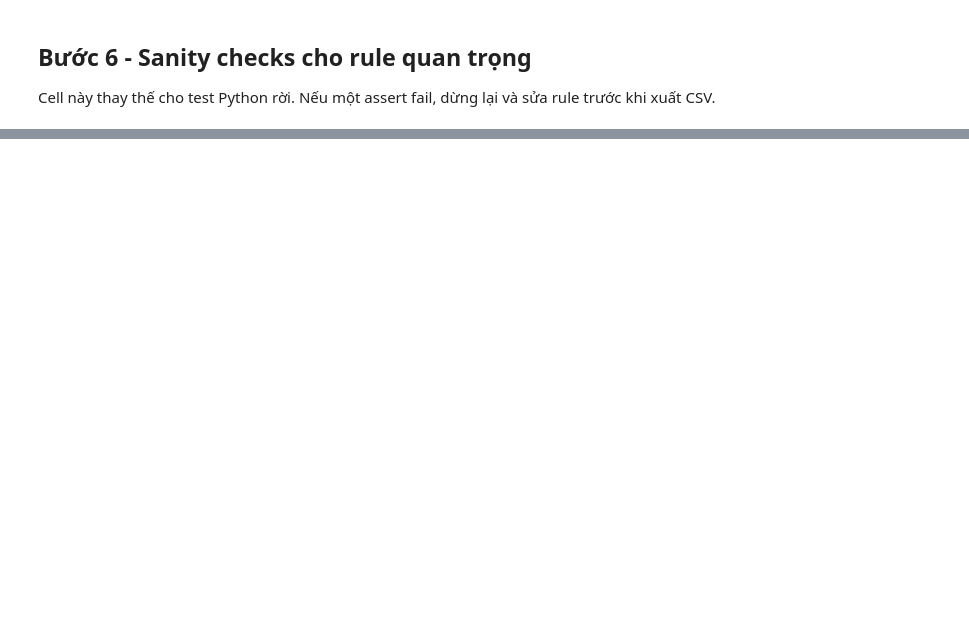
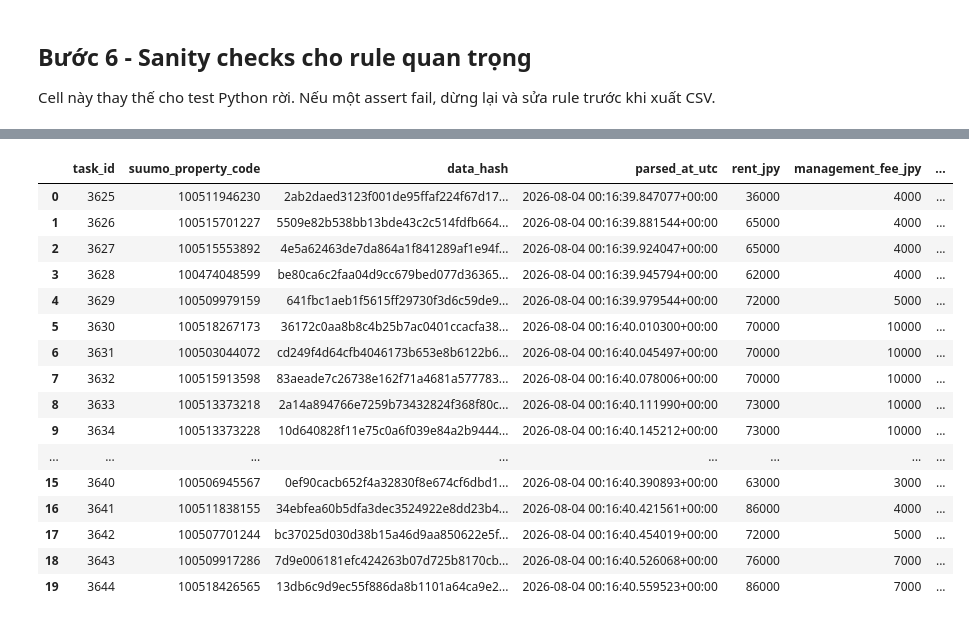
Before and after one commit to Vinh5905/japan_analysis, a Jupyter notebook: notebook/02_column_eda.ipynb, the cells around one changed output, grey strips where cells are left out. Saved outputs shown, nothing was run; the diff lists cells and outputs as text; code cells hidden in the pictures; blank space fills up the shorter version.

```diff
--- a/notebook/02_column_eda.ipynb
+++ b/notebook/02_column_eda.ipynb
@@ -1526,15 +5980,33 @@ display(sentinel_summary.head(40))
 # %%
 safe_clean_columns = [
-    'task_id', 'suumo_property_code', 'rent_jpy', 'management_fee_jpy',
-    'base_monthly_cost_jpy', 'deposit_jpy', 'key_money_jpy',
-    'exclusive_area_m2', 'rent_per_m2_jpy', 'layout_normalized',
-    'building_age_years', 'floor_number', 'building_total_floors',
-    'direction_clean', 'building_type_clean', 'structure_clean',
-    'primary_station_name', 'primary_access_mode',
-    'primary_total_travel_minutes', 'move_in_status', 'parking_listed',
+    'task_id', 'suumo_property_code', 'data_hash', 'parsed_at_utc',
+    'rent_jpy', 'management_fee_jpy', 'base_monthly_cost_jpy',
+    'deposit_jpy', 'key_money_jpy', 'exclusive_area_m2', 'rent_per_m2_jpy',
+    'layout_normalized', 'building_age_years', 'floor_min', 'floor_max',
+    'building_total_floors', 'direction_clean', 'building_type_clean',
+    'primary_station_name', 'primary_total_travel_minutes',
+    'move_in_status', 'parking_location', 'parking_fee_jpy',
     'quality_issue_count',
 ]
 current[safe_clean_columns].head(20)
+# %% [output]
+|  | task_id | suumo_property_code | data_hash | parsed_at_utc | rent_jpy | management_fee_jpy | ... |
+| 0 | 3625 | 100511946230 | 2ab2daed3123f001de95ffaf224f67d17... | 2026-08-04 00:16:39.847077+00:00 | 36000 | 4000 | ... |
+| 1 | 3626 | 100515701227 | 5509e82b538bb13bde43c2c514fdfb664... | 2026-08-04 00:16:39.881544+00:00 | 65000 | 4000 | ... |
+| 2 | 3627 | 100515553892 | 4e5a62463de7da864a1f841289af1e94f... | 2026-08-04 00:16:39.924047+00:00 | 65000 | 4000 | ... |
+| 3 | 3628 | 100474048599 | be80ca6c2faa04d9cc679bed077d36365... | 2026-08-04 00:16:39.945794+00:00 | 62000 | 4000 | ... |
+| 4 | 3629 | 100509979159 | 641fbc1aeb1f5615ff29730f3d6c59de9... | 2026-08-04 00:16:39.979544+00:00 | 72000 | 5000 | ... |
+| 5 | 3630 | 100518267173 | 36172c0aa8b8c4b25b7ac0401ccacfa38... | 2026-08-04 00:16:40.010300+00:00 | 70000 | 10000 | ... |
+| 6 | 3631 | 100503044072 | cd249f4d64cfb4046173b653e8b6122b6... | 2026-08-04 00:16:40.045497+00:00 | 70000 | 10000 | ... |
+| 7 | 3632 | 100515913598 | 83aeade7c26738e162f71a4681a577783... | 2026-08-04 00:16:40.078006+00:00 | 70000 | 10000 | ... |
+| 8 | 3633 | 100513373218 | 2a14a894766e7259b73432824f368f80c... | 2026-08-04 00:16:40.111990+00:00 | 73000 | 10000 | ... |
+| 9 | 3634 | 100513373228 | 10d640828f11e75c0a6f039e84a2b9444... | 2026-08-04 00:16:40.145212+00:00 | 73000 | 10000 | ... |
+| ... | ... | ... | ... | ... | ... | ... | ... |
+| 15 | 3640 | 100506945567 | 0ef90cacb652f4a32830f8e674cf6dbd1... | 2026-08-04 00:16:40.390893+00:00 | 63000 | 3000 | ... |
+| 16 | 3641 | 100511838155 | 34ebfea60b5dfa3dec3524922e8dd23b4... | 2026-08-04 00:16:40.421561+00:00 | 86000 | 4000 | ... |
+| 17 | 3642 | 100507701244 | bc37025d030d38b15a46d9aa850622e5f... | 2026-08-04 00:16:40.454019+00:00 | 72000 | 5000 | ... |
+| 18 | 3643 | 100509917286 | 7d9e006181efc424263b07d725b8170cb... | 2026-08-04 00:16:40.526068+00:00 | 76000 | 7000 | ... |
+| 19 | 3644 | 100518426565 | 13db6c9d9ec55f886da8b1101a64ca9e2... | 2026-08-04 00:16:40.559523+00:00 | 86000 | 7000 | ... |
 # %% [markdown]
 ## Bước 9 - EDA sau cleaning
 
```
Also changed, not shown: parts of 149 cells of this notebook.
